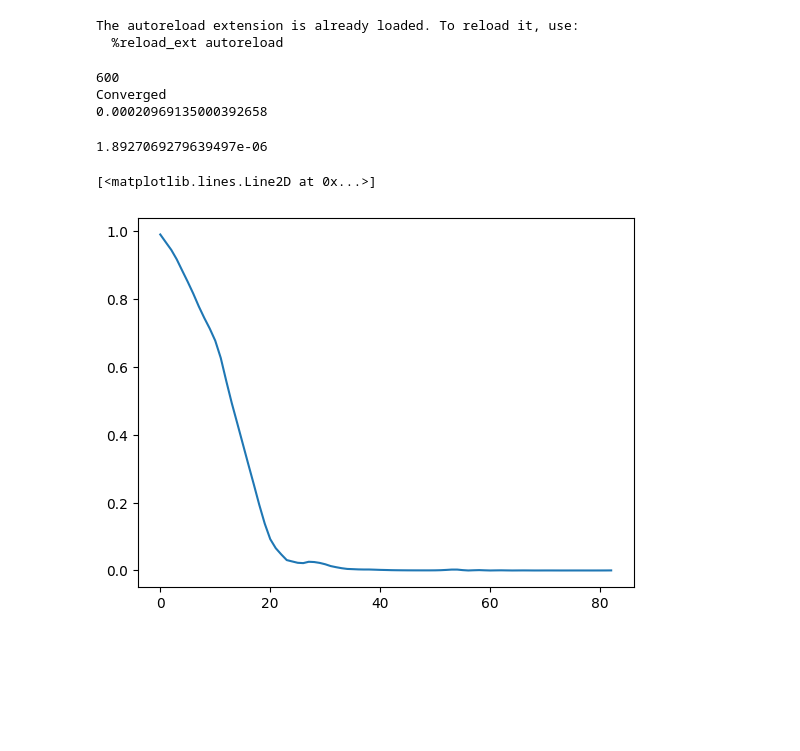
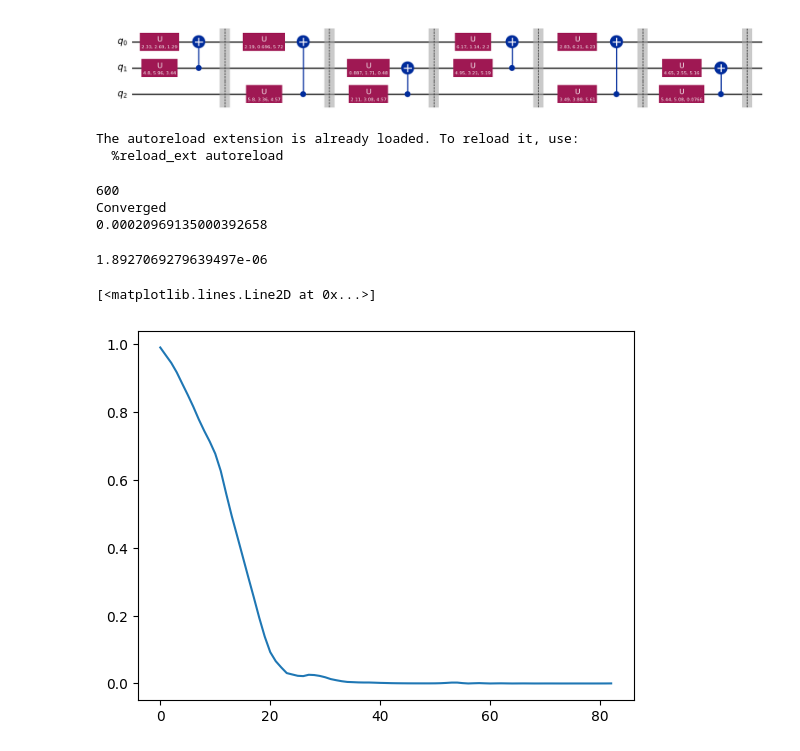
Before and after one commit to vutuanhai237/GateSynthesisQC, a Jupyter notebook: random.ipynb, the cells around one changed output. Saved outputs shown, nothing was run; the diff lists cells and outputs as text; code cells hidden in the pictures; blank space fills up the shorter version.

```diff
--- a/random.ipynb
+++ b/random.ipynb
@@ -1 +20,11 @@
+# %%
+num_qubits = 3
+num_layers = 2
+active_blocks = np.ones((num_qubits*(num_qubits-1)//2) * num_layers) # num_blocks/layer = num_qubits*(num_qubits-1)//2
+thetas = np.random.uniform(0, 2*np.pi, constant.num_params_on_active_blocks(active_blocks))
+qc = u3cry_qc(num_qubits, num_layers, thetas, active_blocks)
+
+qc.draw('mpl')
+# %% [output]
+[figure, added]
 # %%
```
Also changed, not shown: parts of 5 cells of this notebook, 9 other files.
